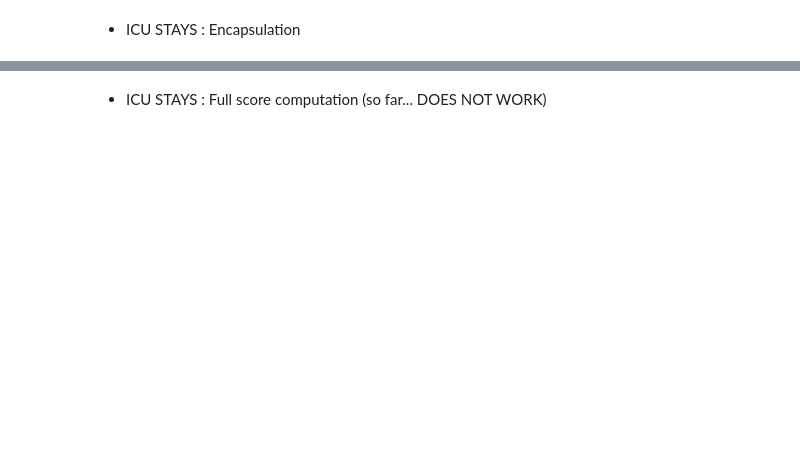
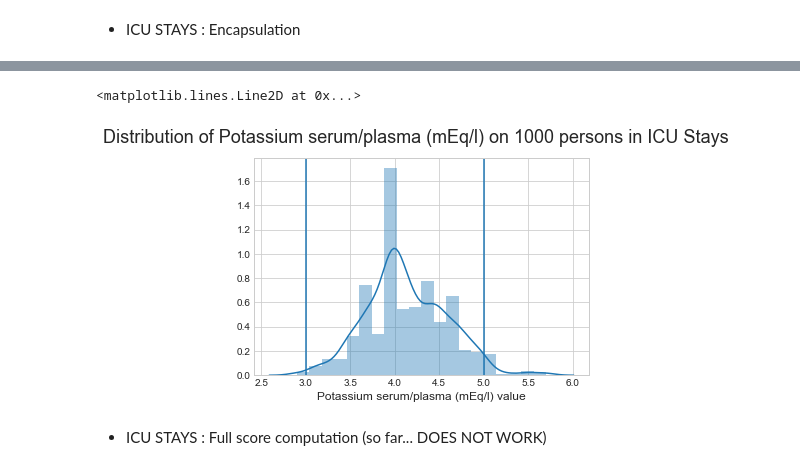
Before and after one commit to dataforgoodfr/batch4_diafoirus_fleming, a Jupyter notebook: sapsii_omop_trad.ipynb, the cells around one changed output, grey strips where cells are left out. Drawn from its saved outputs; the diff is of its cells as text; code cells hidden in the pictures; blank space fills up the shorter version.

```diff
--- a/sapsii_omop_trad.ipynb
+++ b/sapsii_omop_trad.ipynb
@@ -61,3 +253,34 @@ pd.read_sql_query(query_icu, conn)
+# %%
+query_icu_kaliemie = """
+
+WITH ie AS                          -- Equivalent to icustays
+( SELECT *
+  FROM visit_detail
+  WHERE visit_detail_concept_id = 581382
+  AND visit_type_concept_id = 2000000006
+
+), natremie as
+
+( SELECT *
+  FROM measurement
+  WHERE measurement_concept_id = 3023103
+)
+
+SELECT value_as_number
+FROM natremie
+INNER JOIN ie ON ie.person_id=natremie.person_id
+LIMIT 1000;
+
+"""
+df_icu_kaliemie = pd.read_sql_query(query_icu_kaliemie, conn)
+fig = sns.distplot(df_icu_kaliemie["value_as_number"], bins=20)
+fig.figure.suptitle("Distribution of Potassium serum/plasma (mEq/l) on 1000 persons in ICU Stays", fontsize = 18)
+plt.xlabel('Potassium serum/plasma (mEq/l) value', fontsize=12)
+plt.axvline(3)
+plt.axvline(5)
+# %% [output]
+<matplotlib.lines.Line2D at 0x...>
+[figure, added]
 # %% [markdown]
 * ICU STAYS : Full score computation (so far... DOES NOT WORK)
 # %%
```
Also changed, not shown: parts of 21 cells of this notebook.
